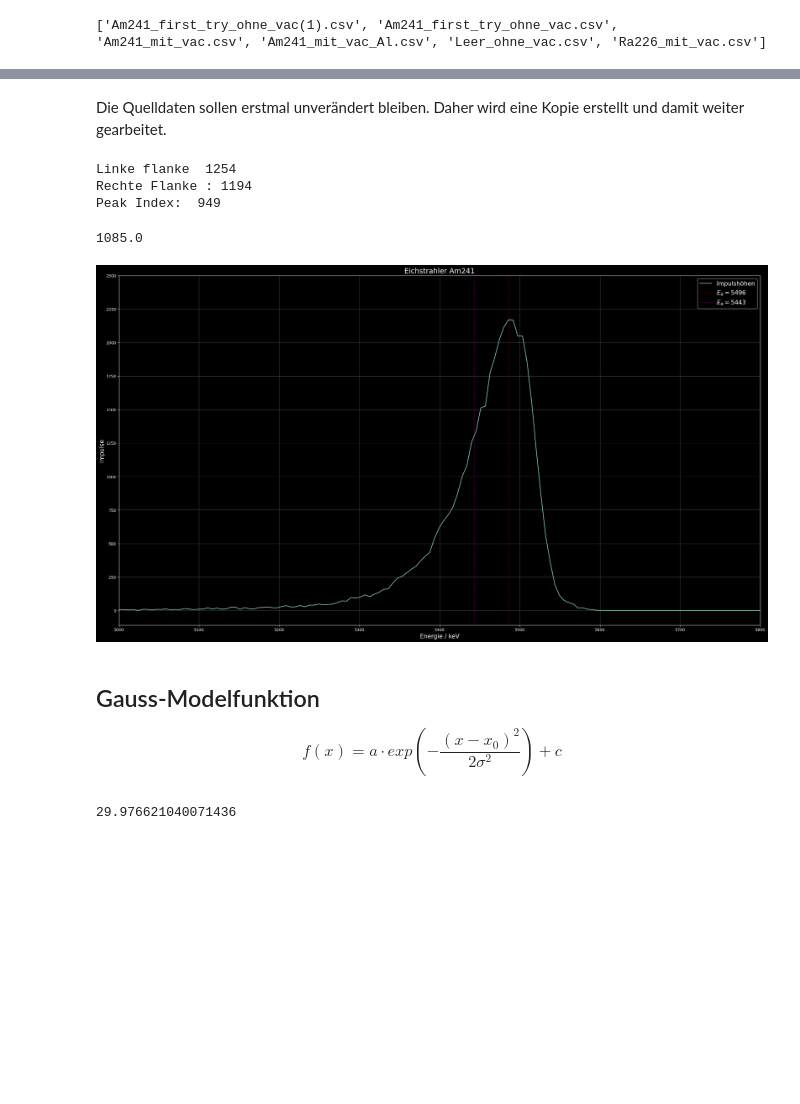
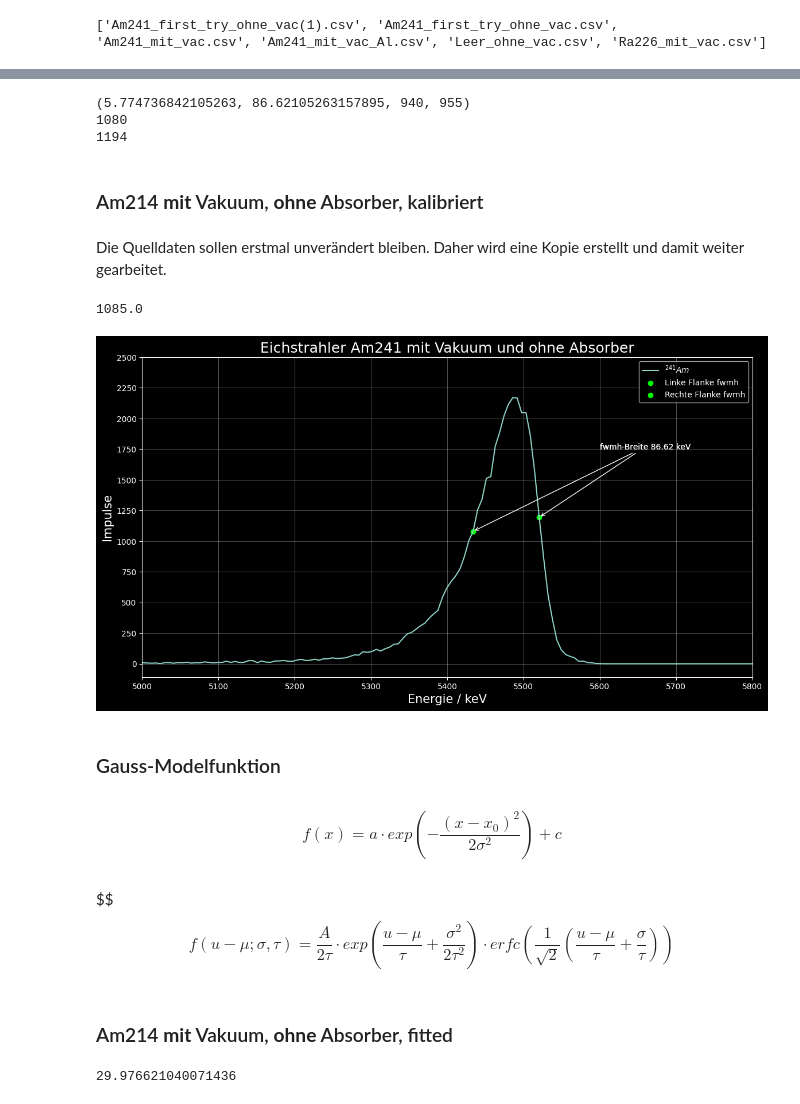
Before and after one commit to HateFindingNames/RadiationProtection_DetectorTechnology, a Jupyter notebook: V11/V11.ipynb, the cells around one changed output, grey strips where cells are left out. Drawn from its saved outputs; the diff is of its cells as text; code cells hidden in the pictures; blank space fills up the shorter version.

```diff
--- a/V11/V11.ipynb
+++ b/V11/V11.ipynb
@@ -185,61 +151,91 @@ print(Am_w_vac["Impulse"].iloc[949])
+# %%
+def EvenBetterEnergyCalib(calib_frame, energy=1):
+	# 1.
+	peakidx = calib_frame["Impulse"].idxmax()
+	# 2.
+	coeff = energy / calib_frame["Energie(keV)"][peakidx]
+	# 3.
+	idx1, idx2 = find_fwmh(calib_frame["Impulse"])
+	# 4.
+	fwmh = coeff * (calib_frame["Energie(keV)"].iloc[idx2] - calib_frame["Energie(keV)"].iloc[idx1])
+
+	return coeff, fwmh, idx1, idx2
+# %%
+# Debug: delete after
+print(EvenBetterEnergyCalib(Am_w_vac, 5486))
+print(Am_w_vac["Impulse"].iloc[940])
+print(Am_w_vac["Impulse"].iloc[955])
+# %% [output]
+(5.774736842105263, 86.62105263157895, 940, 955)
+1080
+1194
+# %% [markdown]
+### Am214 **mit** Vakuum, **ohne** Absorber, kalibriert
 # %% [markdown]
 Die Quelldaten sollen erstmal unverändert bleiben. Daher wird eine Kopie erstellt und damit weiter gearbeitet.
 # %%
 if "Am_w_vac_mod" in globals():
     del Am_w_vac_mod
 Am_w_vac_mod = copy.deepcopy(Am_w_vac)
-ecoeff, fhmw, fhmw_left, fhmw_right = EvenBetterEnergyCalib(Am_w_vac, 5486)
+ecoeff, fwmh, fwmh_left_idx, fwmh_right_idx = EvenBetterEnergyCalib(Am_w_vac, 5486)
 Am_w_vac_mod["Energie(keV)"] = ecoeff * Am_w_vac_mod["Energie(keV)"]
-# print(Am_w_vac_mod)
-# %% [output]
-Linke flanke  1254
-Rechte Flanke : 1194
-Peak Index:  949
 # %%
 print(Am_w_vac["Impulse"].iloc[949] / 2.0)
 # %% [output]
 1085.0
 # %%
+xarr = np.asarray(Am_w_vac_mod["Energie(keV)"])
+yarr = np.asarray(Am_w_vac_mod["Impulse"])
+
 # Nightowl mode
 plt.style.use("default")
 plt.style.use("dark_background")
 size=60
 
-fig, ax = plt.subplots(figsize=(60*cm, 60*(9/16)*cm))
+fig, ax = plt.subplots(figsize=(30*cm, 30*(9/16)*cm))
 
-ax.plot(Am_w_vac_mod["Energie(keV)"], Am_w_vac_mod["Impulse"], label="Impulshöhen")
-# ax.plot(np.round(fhmw_left * ecoeff), Am_w_vac_mod["Impulse"][fhmw_left], marker="o", color="#00FF00", label="Linke Flanke FHMW")
-# ax.plot(np.round(fhmw_right * ecoeff), Am_w_vac_mod["Impulse"][fhmw_right], marker="o", color="#00FF00", label="Rechte Flanke FHMW")
-ax.axvline(x=5486, linestyle="dotted", linewidth=.7, label="$E_{\\alpha} = 5496$", color="#FF0000")
-ax.axvline(x=5443, linestyle="dotted", linewidth=.7, label="$E_{\\alpha} = 5443$", color="#FF00FF")
+ax.plot(xarr, yarr, label="$^{241}Am$")
+ax.scatter(xarr[fwmh_left_idx], yarr[fwmh_left_idx], marker="o", color="#00FF00", label="Linke Flanke fwmh")
+ax.scatter(xarr[fwmh_right_idx], yarr[fwmh_right_idx], marker="o", color="#00FF00", label="Rechte Flanke fwmh")
 
-# ax.set_xticks(np.arange(0, max(Am_w_vac["Energie(keV)"]*ecoeff)+1, 1000))
 ax.set_yticks(np.arange(0, max(Am_w_vac["Impulse"])+501, 250))
-ax.set_xlim(5000,5800)
+ax.set_xlim(left=5000, right=5800)
 
-ax.set_title("Eichstrahler Am241", fontsize=0.3*size)
+annotation_text = "fwmh-Breite {} keV".format(round(fwmh, 2))
+ax.annotate(annotation_text, (xarr[fwmh_right_idx], yarr[fwmh_right_idx]), (5600, 1750), arrowprops={"arrowstyle": "->"})
+ax.annotate(annotation_text, (xarr[fwmh_left_idx], yarr[fwmh_left_idx]), (5600, 1750), arrowprops={"arrowstyle": "->"})
+
+ax.set_title("Eichstrahler Am241 mit Vakuum und ohne Absorber", fontsize=0.3*size)
 ax.set_xlabel("Energie / keV", fontsize=0.25*size)
 ax.set_ylabel("Impulse", fontsize=0.25*size)
-ax.legend(fontsize=15)
+ax.legend()
 
-# ax.text(np.round(fhmw_left * ecoeff) - 400, Am_w_vac_mod["Impulse"][fhmw_left], Am_w_vac_mod["Impulse"][fhmw_left], size=0.25*size)
-# ax.text(np.round(fhmw_right * ecoeff) + 100, Am_w_vac_mod["Impulse"][fhmw_right], Am_w_vac_mod["Impulse"][fhmw_right], size=0.25*size)
 ax.grid(axis='both', alpha=.3)
 
 plt.tight_layout()
 # %% [output]
-[figure, old version]
+[figure, new version]
+# %% [markdown]
+### Gauss-Modelfunktion
 # %% [markdown]
-## Gauss-Modelfunktion
+$$
 \begin{equation}
 	f(x) = a \cdot exp\left(-\frac{(x-x_0)^2}{2\sigma^2}\right) + c
 \end{equation}
+$$
 # %%
 def gauss(x, a, x0, sigma, c):
     return a * np.exp(-(x-x0)**2/(2*sigma**2)) + c
 # %%
 def gauss_calib(x, sigma):
     return 2170 * np.exp(-(x-5486)**2/(2*sigma**2))
+# %% [markdown]
+$$
+\begin{equation*}
+f(u - \mu; \sigma, \tau) = \frac{A}{2\tau} \cdot exp \left( \frac{u - \mu}{\tau} + \frac{\sigma^2}{2\tau^2} \right) \cdot erfc\left( \frac{1}{\sqrt{2}}\left( \frac{u - \mu}{\tau} + \frac{\sigma}{\tau} \right) \right)
+\end{equation*}
+# %% [markdown]
+### Am214 **mit** Vakuum, **ohne** Absorber, fitted
 # %%
 fitrange = np.arange(949, len(Am_w_vac_mod), 1)
 xarr = Am_w_vac_mod["Energie(keV)"][fitrange]
```
Also changed, not shown: parts of 37 cells of this notebook.
